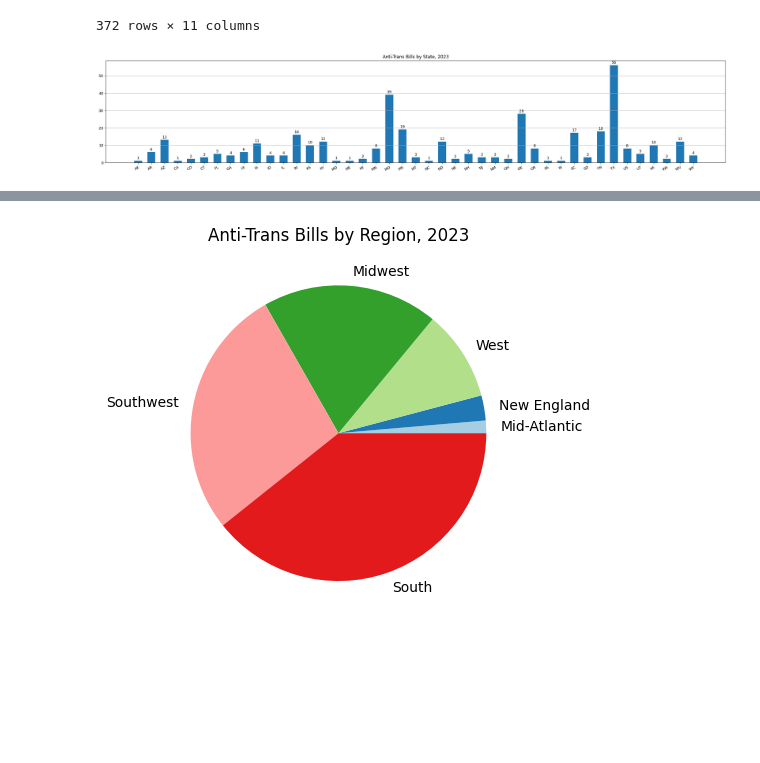
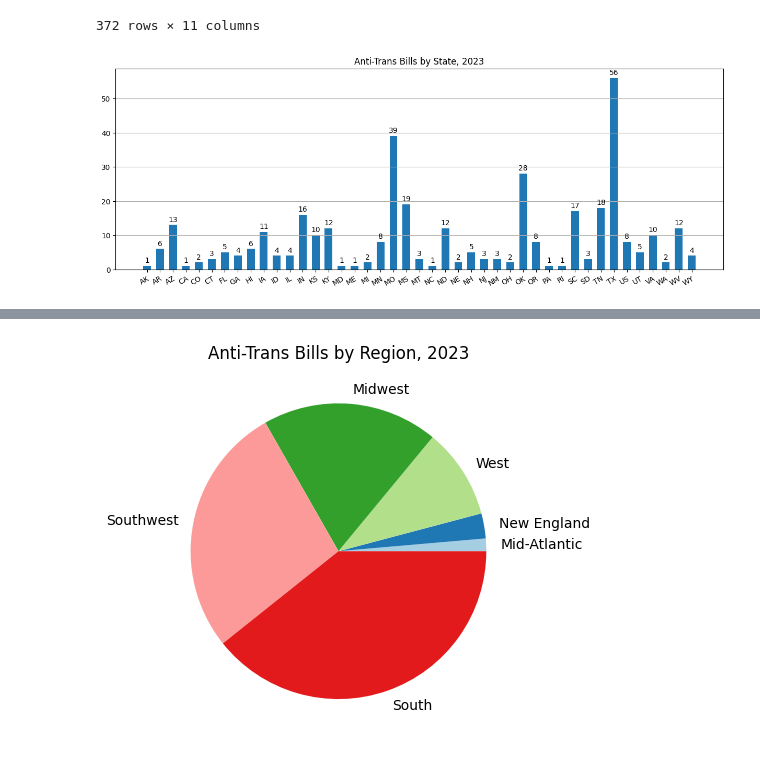
Before and after one commit to amy-langley/tracking-trans-hate-bills, a Jupyter notebook: legiscan_viz.ipynb, the cells around one changed output, grey strips where cells are left out. Drawn from its saved outputs; the diff is of its cells as text; code cells hidden in the pictures; blank space fills up the shorter version.

```diff
--- a/legiscan_viz.ipynb
+++ b/legiscan_viz.ipynb
@@ -42,17 +42,17 @@ df
 # %%
 data = df['state'].value_counts().sort_index()
 
 y_pos = np.arange(len(data))
-plt.figure(figsize=(30,5))
+plt.figure(figsize=(15,5))
 plt.xticks(y_pos, data.index, rotation=30, ha="right", rotation_mode="anchor")
 plt.grid(True, which='major', axis='y')
 plt.bar(y_pos, data, align='center', width=0.6)
 for i in range(len(data)):
     plt.text(i,data.iloc[i] + 1,data.iloc[i], ha='center')
 plt.title('Anti-Trans Bills by State, 2023')
 plt.show()
 # %% [output]
-[figure, old version]
+[figure, new version]
 # %%
 # oh shit there are feds involved too
 
```
Also changed, not shown: 3 other files.
